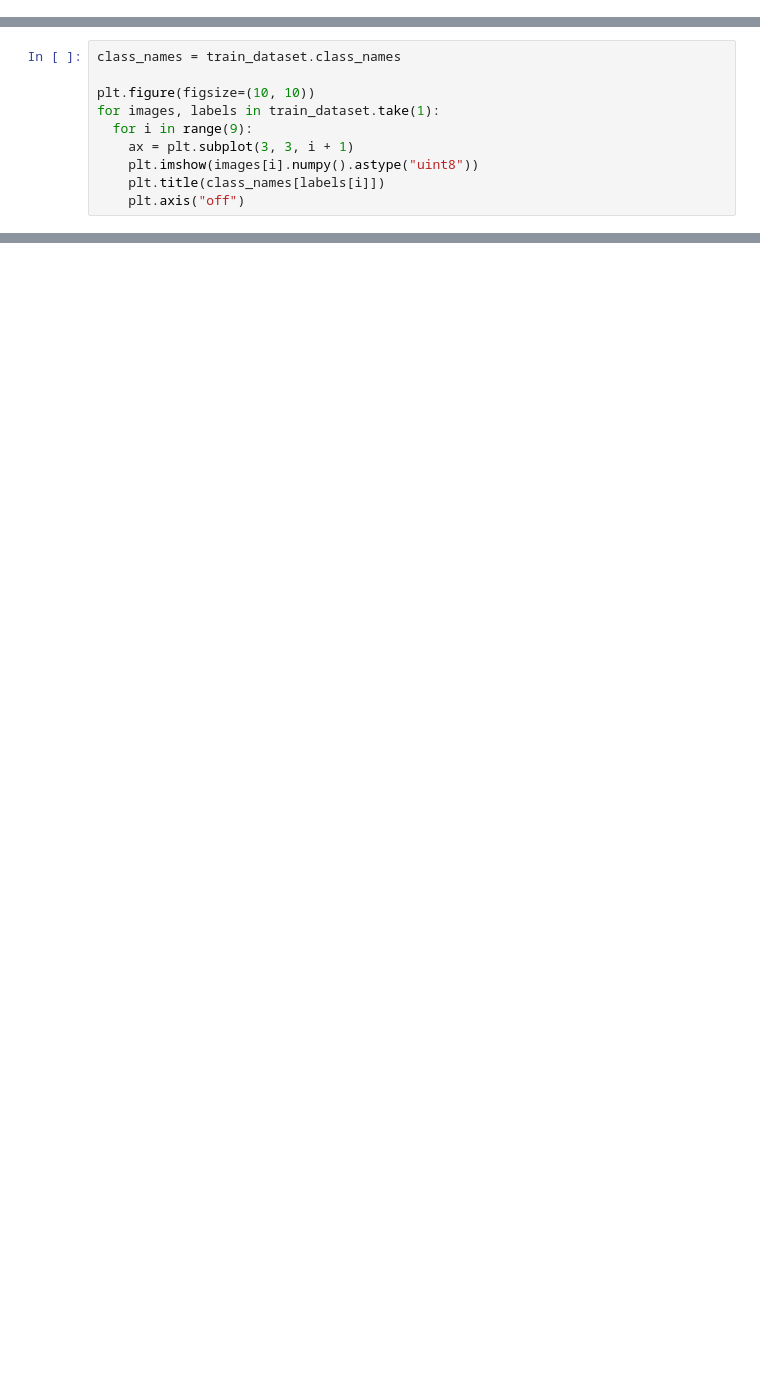
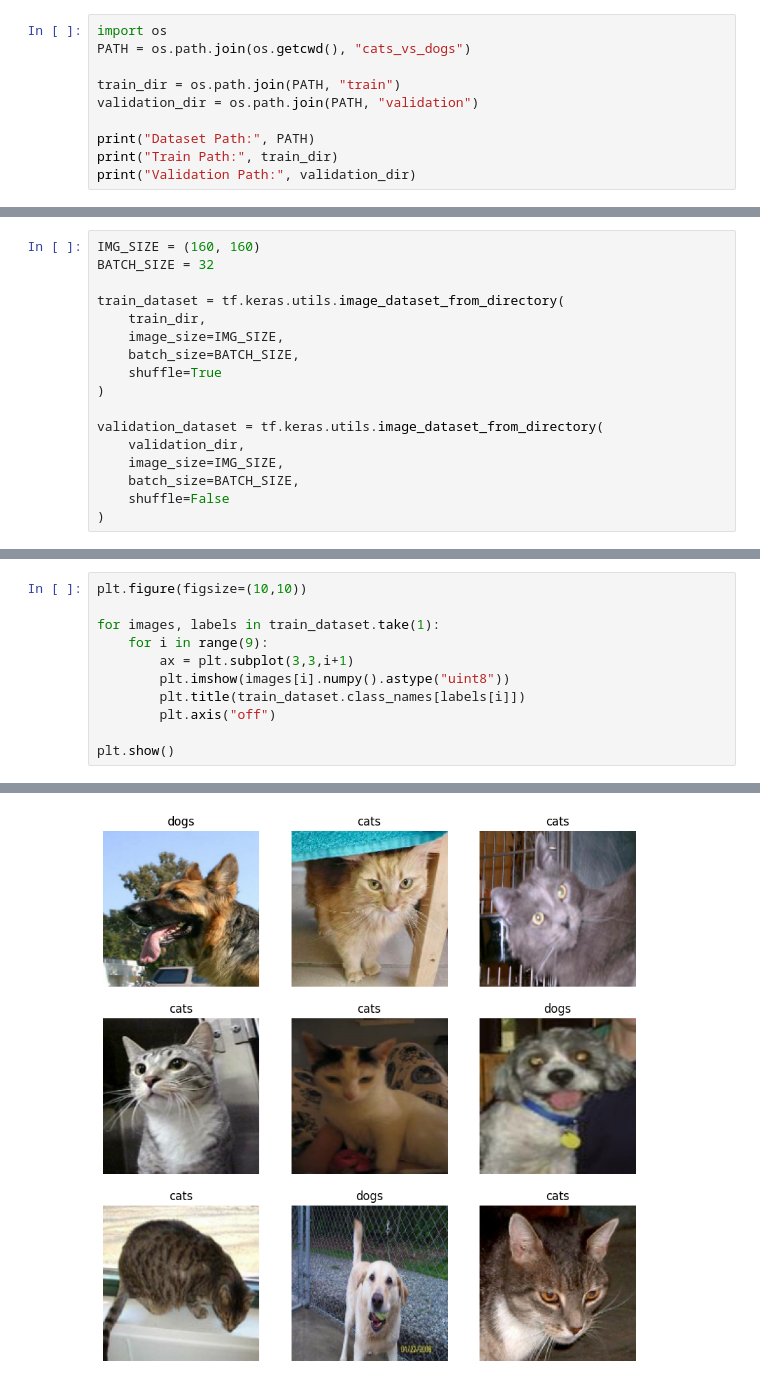
Before and after one commit to Ankur-one/Data-Science, a Jupyter notebook: Data Science/Deep Learning/Transfer Leaning DL/Untitled.ipynb, the cells around one changed output, grey strips where cells are left out. Saved outputs shown, nothing was run; the diff lists cells and outputs as text; blank space fills up the shorter version.

```diff
--- a/Data Science/Deep Learning/Transfer Leaning DL/Untitled.ipynb
+++ b/Data Science/Deep Learning/Transfer Leaning DL/Untitled.ipynb
@@ -97,0 +11,10 @@ NameError: name 'validation_dir' is not defined
+# %%
+import os
+PATH = os.path.join(os.getcwd(), "cats_vs_dogs")
+
+train_dir = os.path.join(PATH, "train")
+validation_dir = os.path.join(PATH, "validation")
+
+print("Dataset Path:", PATH)
+print("Train Path:", train_dir)
+print("Validation Path:", validation_dir)
@@ -97,0 +51,17 @@ NameError: name 'validation_dir' is not defined
+# %%
+IMG_SIZE = (160, 160)
+BATCH_SIZE = 32
+
+train_dataset = tf.keras.utils.image_dataset_from_directory(
+    train_dir,
+    image_size=IMG_SIZE,
+    batch_size=BATCH_SIZE,
+    shuffle=True
+)
+
+validation_dataset = tf.keras.utils.image_dataset_from_directory(
+    validation_dir,
+    image_size=IMG_SIZE,
+    batch_size=BATCH_SIZE,
+    shuffle=False
+)
@@ -98,11 +75,12 @@ NameError: name 'validation_dir' is not defined
 # %%
-class_names = train_dataset.class_names
+plt.figure(figsize=(10,10))
 
-plt.figure(figsize=(10, 10))
 for images, labels in train_dataset.take(1):
-  for i in range(9):
-    ax = plt.subplot(3, 3, i + 1)
-    plt.imshow(images[i].numpy().astype("uint8"))
-    plt.title(class_names[labels[i]])
-    plt.axis("off")
+    for i in range(9):
+        ax = plt.subplot(3,3,i+1)
+        plt.imshow(images[i].numpy().astype("uint8"))
+        plt.title(train_dataset.class_names[labels[i]])
+        plt.axis("off")
+
+plt.show()
 # %% [output]
@@ -109,0 +87 @@ NameError: name 'train_dataset' is not defined
+[figure, added]
```
Also changed, not shown: parts of 54 cells of this notebook.
